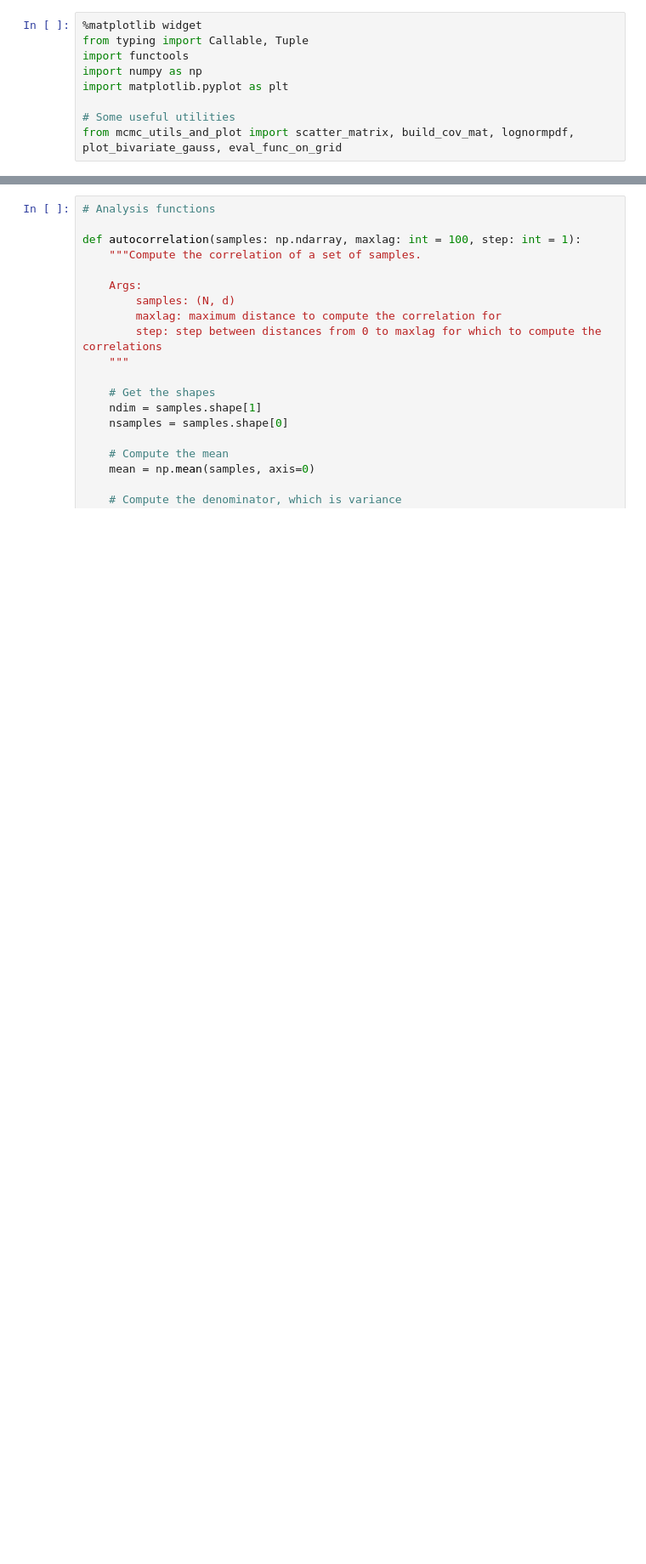
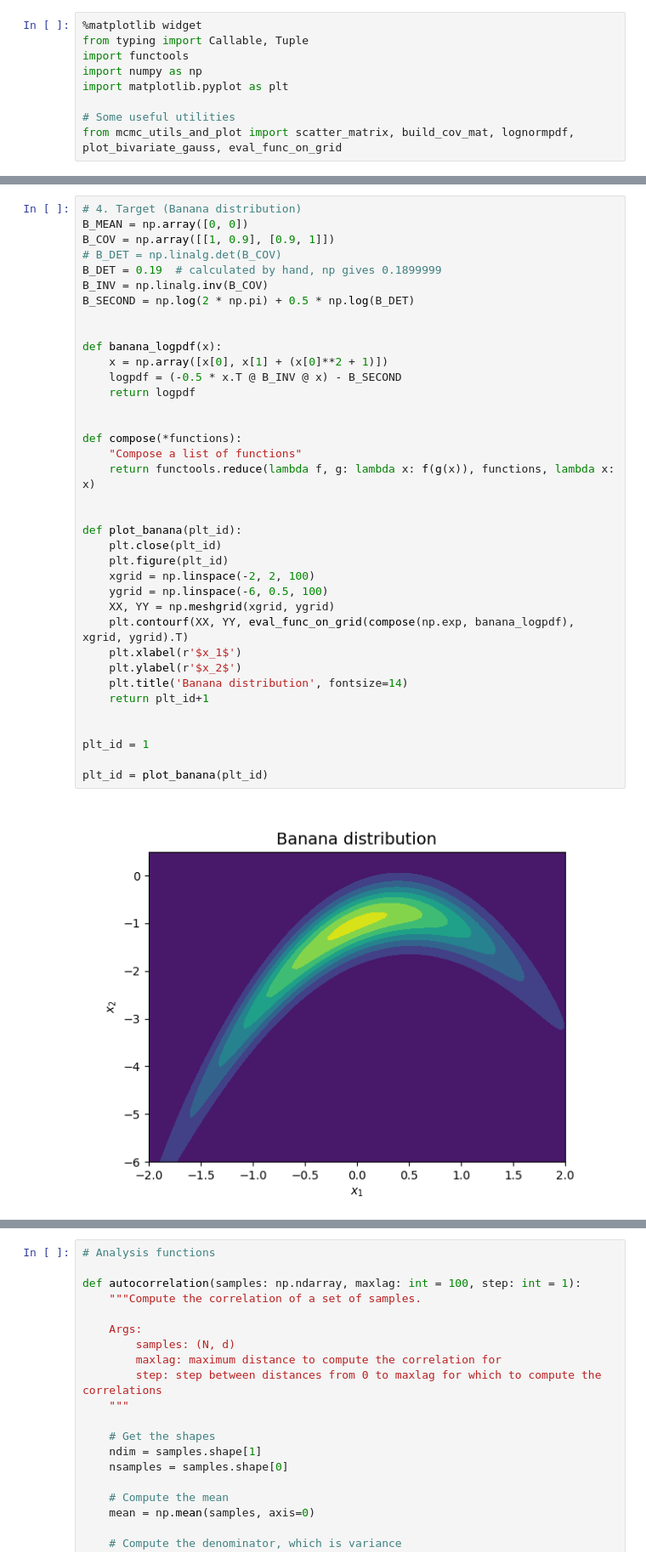
Before and after one commit to akshatd/ae567-inference, a Jupyter notebook: project_2b/ex1.ipynb, the cells around one changed output, grey strips where cells are left out. Shown at 85% size. Drawn from its saved outputs; the diff is of its cells as text; blank space fills up the shorter version.

Commit message:
put correct banana distribution

```diff
--- a/project_2b/ex1.ipynb
+++ b/project_2b/ex1.ipynb
@@ -122,3 +175,42 @@ def proposal_rw_logpdf(x: np.ndarray, y: np.ndarray, std: float = 1.0) -> np.nda
+# %%
+# 4. Target (Banana distribution)
+B_MEAN = np.array([0, 0])
+B_COV = np.array([[1, 0.9], [0.9, 1]])
+# B_DET = np.linalg.det(B_COV)
+B_DET = 0.19  # calculated by hand, np gives 0.1899999
+B_INV = np.linalg.inv(B_COV)
+B_SECOND = np.log(2 * np.pi) + 0.5 * np.log(B_DET)
+
+
+def banana_logpdf(x):
+    x = np.array([x[0], x[1] + (x[0]**2 + 1)])
+    logpdf = (-0.5 * x.T @ B_INV @ x) - B_SECOND
+    return logpdf
+
+
+def compose(*functions):
+    "Compose a list of functions"
+    return functools.reduce(lambda f, g: lambda x: f(g(x)), functions, lambda x: x)
+
+
+def plot_banana(plt_id):
+    plt.close(plt_id)
+    plt.figure(plt_id)
+    xgrid = np.linspace(-2, 2, 100)
+    ygrid = np.linspace(-6, 0.5, 100)
+    XX, YY = np.meshgrid(xgrid, ygrid)
+    plt.contourf(XX, YY, eval_func_on_grid(compose(np.exp, banana_logpdf), xgrid, ygrid).T)
+    plt.xlabel(r'$x_1$')
+    plt.ylabel(r'$x_2$')
+    plt.title('Banana distribution', fontsize=14)
+    return plt_id+1
+
+
+plt_id = 1
+
+plt_id = plot_banana(plt_id)
+# %% [output]
+[figure, added]
 # %%
 # Evaluate all the sampling methods
 
```
Also changed, not shown: parts of 7 cells of this notebook.
